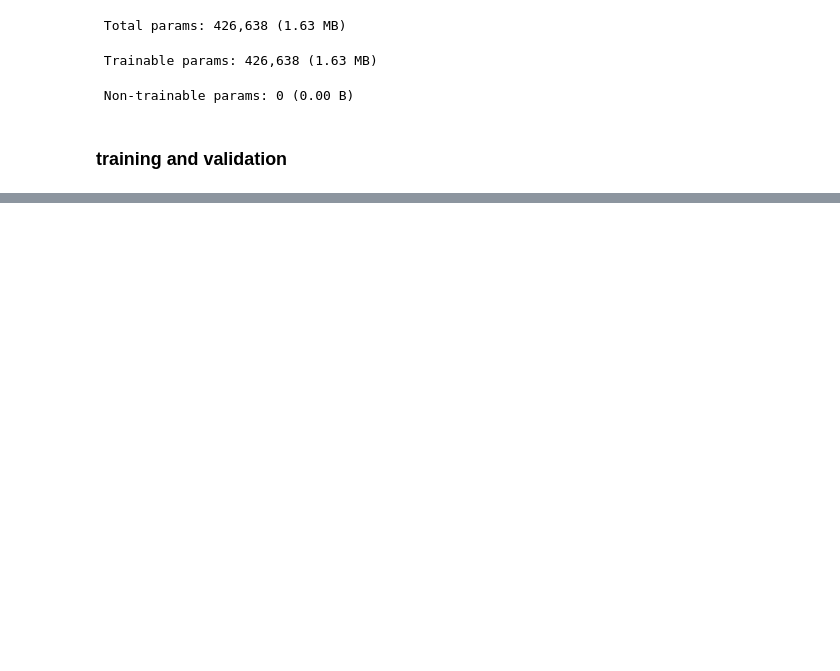
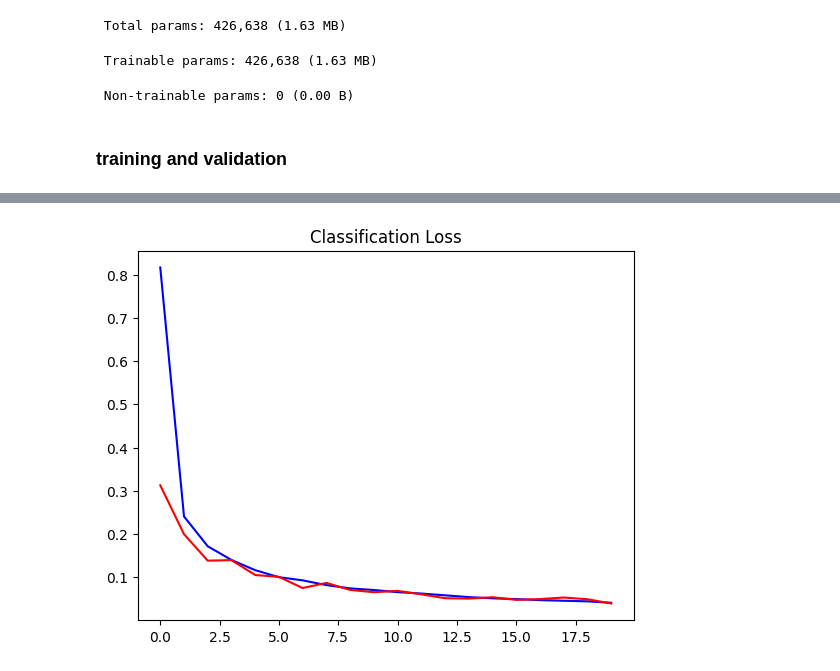
Before and after one commit to CleverFox29/ObjectDetection, a Jupyter notebook: detector.ipynb, the cells around one changed output, grey strips where cells are left out. Saved outputs shown, nothing was run; the diff lists cells and outputs as text; code cells hidden in the pictures; blank space fills up the shorter version.

```diff
--- a/detector.ipynb
+++ b/detector.ipynb
@@ -350,0 +386,4 @@ Epoch 5/20
+# %%
+plot_metrics("classification_loss", "Classification Loss")
+# %% [output]
+[figure, added]
```
Also changed, not shown: parts of 10 cells of this notebook.
